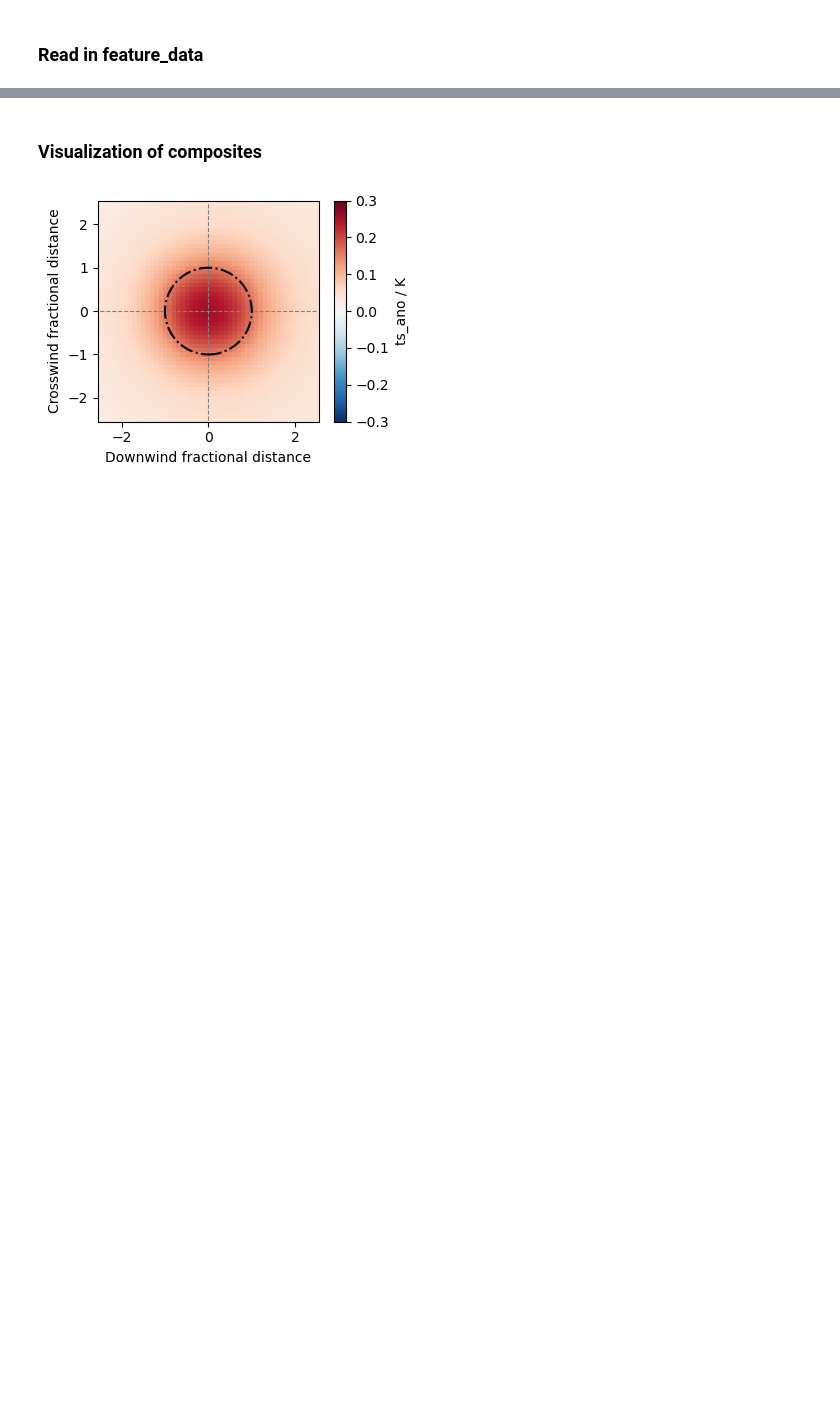
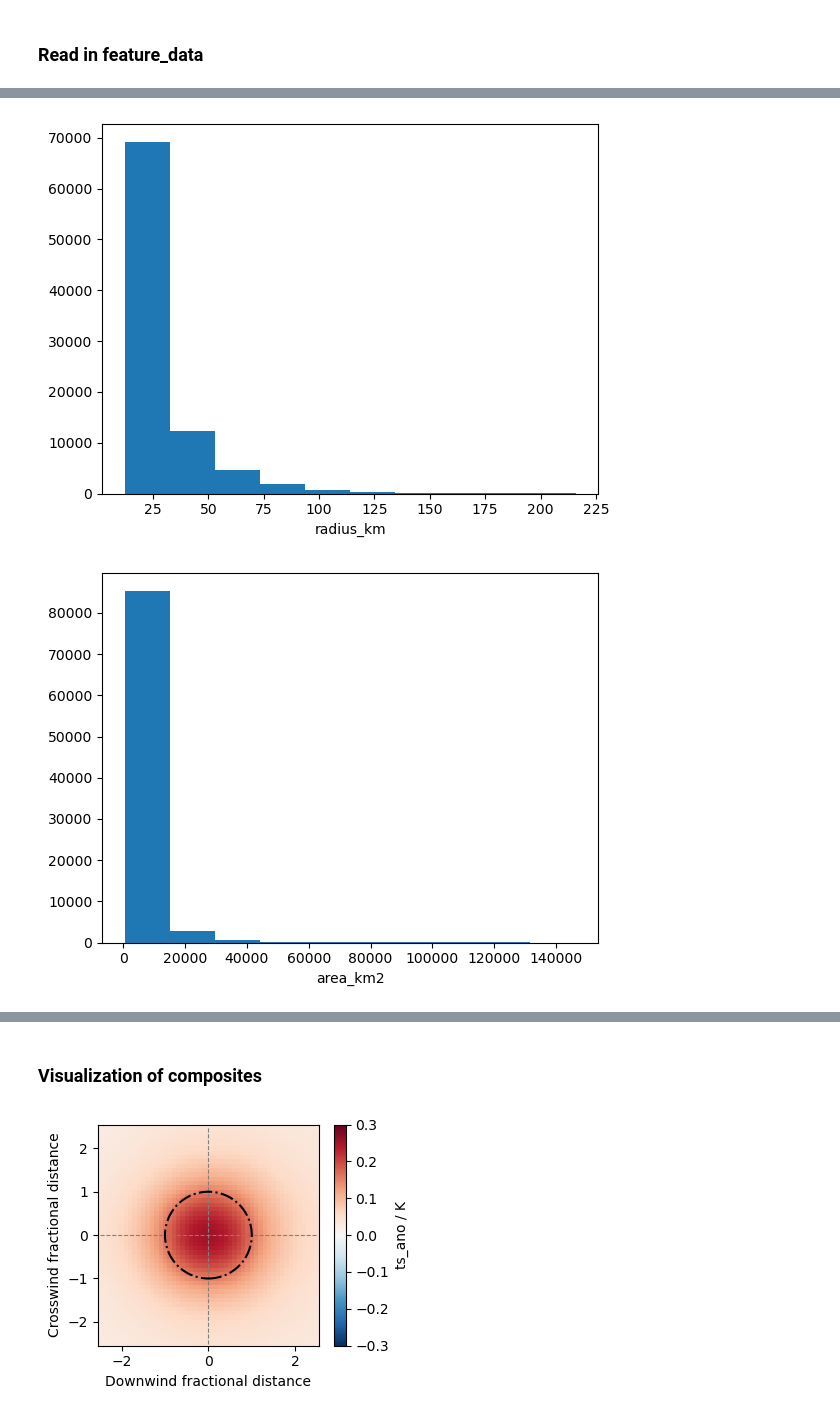
Before and after one commit to HF7weatherman/pycompo, a Jupyter notebook: examples/analyze_composites.ipynb, the cells around one changed output, grey strips where cells are left out. Saved outputs shown, nothing was run; the diff lists cells and outputs as text; code cells hidden in the pictures; blank space fills up the shorter version.

```diff
--- a/examples/analyze_composites.ipynb
+++ b/examples/analyze_composites.ipynb
@@ -111,35 +93,0 @@ features.to_netcdf(str(outpath/outfile))
-# %%
-# read in data
-def roll_avg(
-        dset: xr.DataArray | xr.Dataset,
-        clim_avg_days: int | float,
-        spd: int,
-        ) -> xr.DataArray | xr.Dataset:
-    window_size = int(clim_avg_days*spd + 1)
-    rolling_avg = dset.rolling(time=window_size, center=True).mean()
-    return rolling_avg
-
-
-inpath = Path(config['data']['inpaths']['pr'])
-in_pattern = f"{config['exp']}_tropical_pr_*.nc"
-infiles = sorted([str(f) for f in inpath.rglob(in_pattern)])
-pr_clim = xr.open_mfdataset(infiles, parallel=True).squeeze()['pr']
-
-# detrend dataset with multiyear monthly climatology
-if 1 == 2:
-    pr_clim = pcfilter.build_hourly_climatology(
-        pr_clim, clim_baseyear=str(config['detrend']['clim_baseyear'])
-        )
-    pr_clim = pcutil.circ_roll_avg(
-        pr_clim, config['detrend']['clim_avg_days'], config['data']['spd'],
-        )
-else:
-    pr_clim = roll_avg(
-        pr_clim, config['detrend']['clim_avg_days'], config['data']['spd'],
-        )
-    pr_clim = pr_clim.sel(time=slice(analysis_times[0], analysis_times[-1]))
-
-pr_clim = pr_clim.persist()
-pr_q80 = pr_clim.quantile(0.8, dim=['lat', 'lon'])
-pr_clim = pr_clim.sel(lat=slice(*config['lat_range']), drop=True).compute()
-rainbelt = xr.where(pr_clim >= pr_q80, True, False).compute()
@@ -180,0 +174,9 @@ features_composite = features.mean(dim='feature')
+# %%
+import matplotlib.pyplot as plt
+for var in keep_props:
+    plt.hist(feature_props_pr_q80[var])
+    plt.xlabel(var)
+    plt.show()
+# %% [output]
+[figure, added]
+[figure, added]
```
Also changed, not shown: parts of 23 cells of this notebook, 5 other files.
